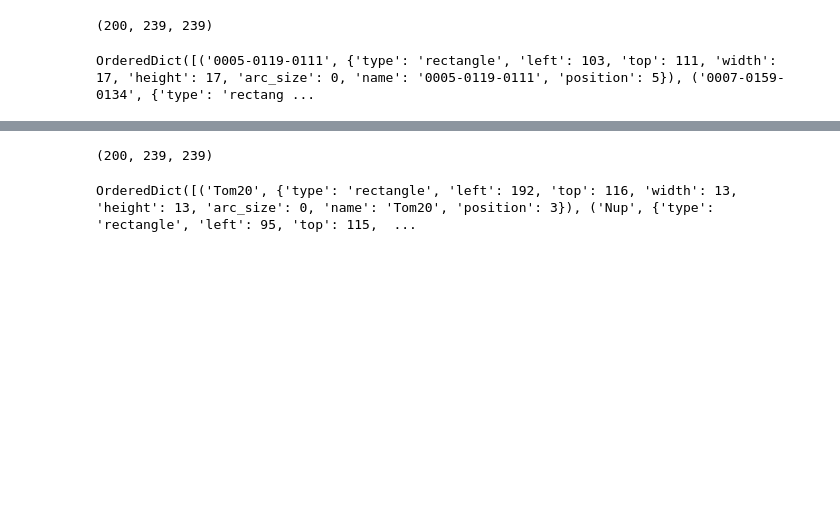
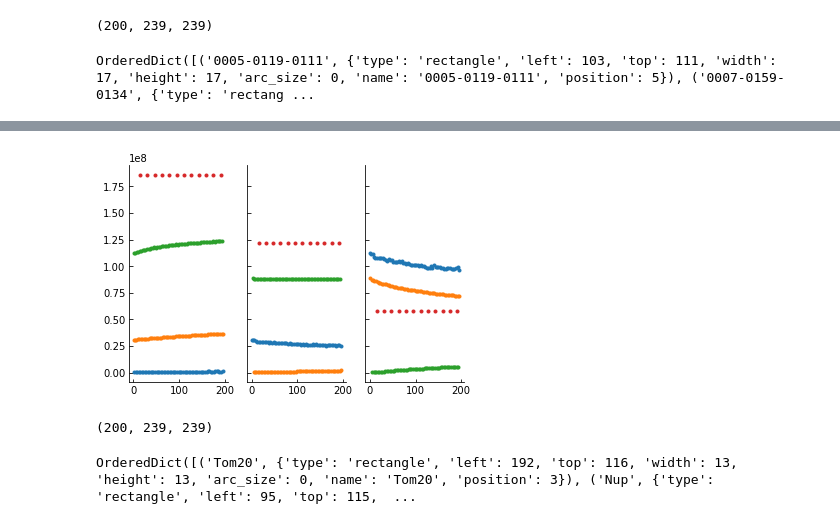
Before and after one commit to mufpga/analysis, a Jupyter notebook: multi-color.ipynb, the cells around one changed output, grey strips where cells are left out. Saved outputs shown, nothing was run; the diff lists cells and outputs as text; code cells hidden in the pictures; blank space fills up the shorter version.

```diff
--- a/multi-color.ipynb
+++ b/multi-color.ipynb
@@ -150,3 +187,7 @@ plot_overlays_intensity(im[3:,...], rois, patterns = patterns)
+# %%
+plot_pattern_mse(im[3:,...], index = [0, 1, 2], pattern=patterns)
+# %% [output]
+[figure, added]
 # %%
 root = op.join('all_data','211210_PH_xPH007_multi-color_interleaved_cont')
 folder = '41_Sample4_DAPI_Nup96-646_Tub-488_Tom20-CF568_405i1p3k_488i1p250_561i1p2k_640i1p11k_quadfilter-only_x25_1'
```
Also changed, not shown: parts of 6 cells of this notebook, 1 other file.
